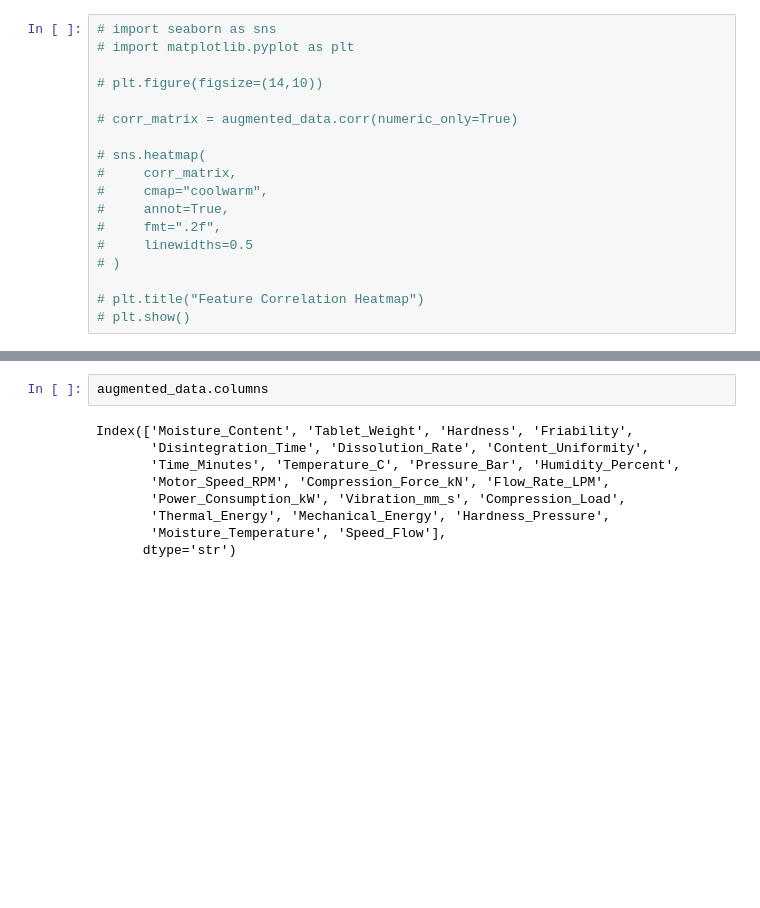
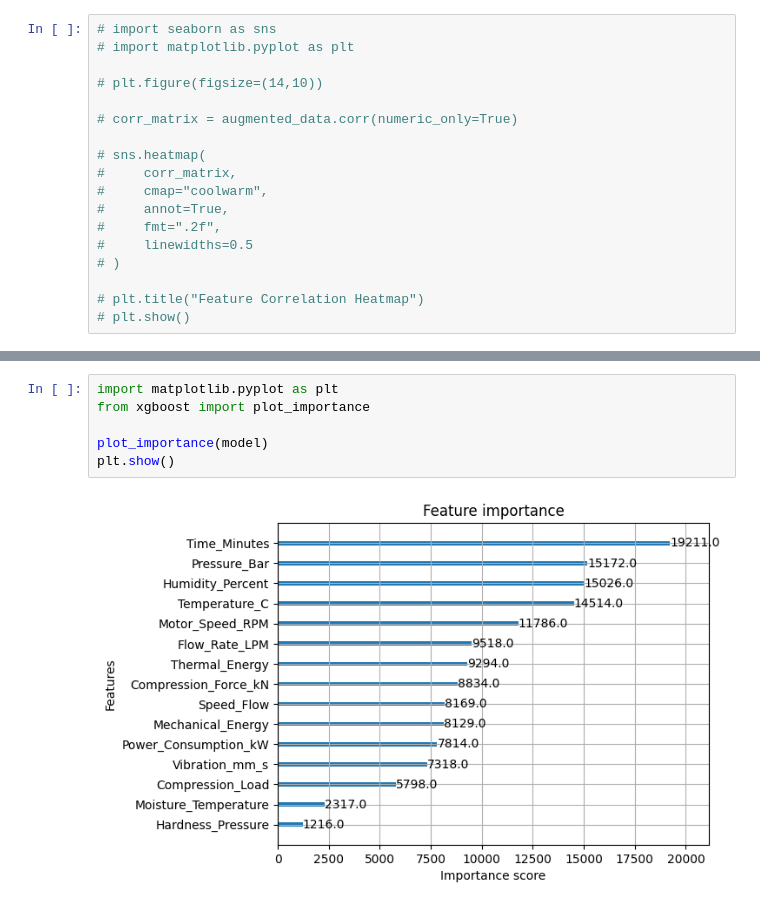
Before and after one commit to ShubhGupta75/HACKATHON-Project-IIT-H-, a Jupyter notebook: preprocessing.ipynb, the cells around one changed output, grey strips where cells are left out. Cells and saved outputs as stored; diff of their text form; blank space fills up the shorter version.

```diff
--- a/preprocessing.ipynb
+++ b/preprocessing.ipynb
@@ -335,11 +319,8 @@ augmented_data[pd.notnull(augmented_data)]
-# %%
-augmented_data.columns
-# %% [output]
-Index(['Moisture_Content', 'Tablet_Weight', 'Hardness', 'Friability',
-       'Disintegration_Time', 'Dissolution_Rate', 'Content_Uniformity',
-       'Time_Minutes', 'Temperature_C', 'Pressure_Bar', 'Humidity_Percent',
-       'Motor_Speed_RPM', 'Compression_Force_kN', 'Flow_Rate_LPM',
-       'Power_Consumption_kW', 'Vibration_mm_s', 'Compression_Load',
-       'Thermal_Energy', 'Mechanical_Energy', 'Hardness_Pressure',
-       'Moisture_Temperature', 'Speed_Flow'],
-      dtype='str')
+# %%
+import matplotlib.pyplot as plt
+from xgboost import plot_importance
+
+plot_importance(model)
+plt.show()
+# %% [output]
+[figure, added]
```
Also changed, not shown: parts of 1 cell of this notebook.
